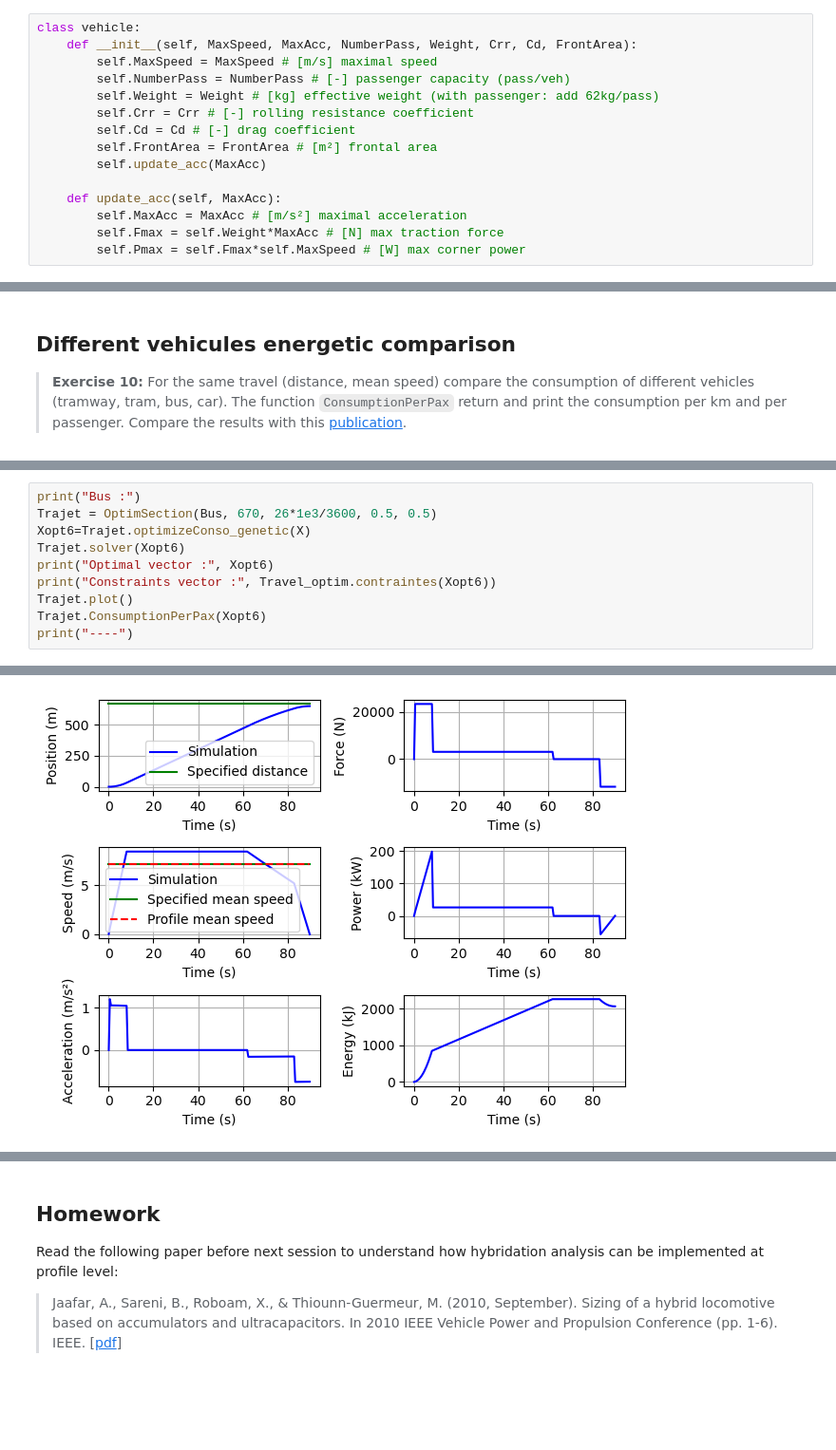
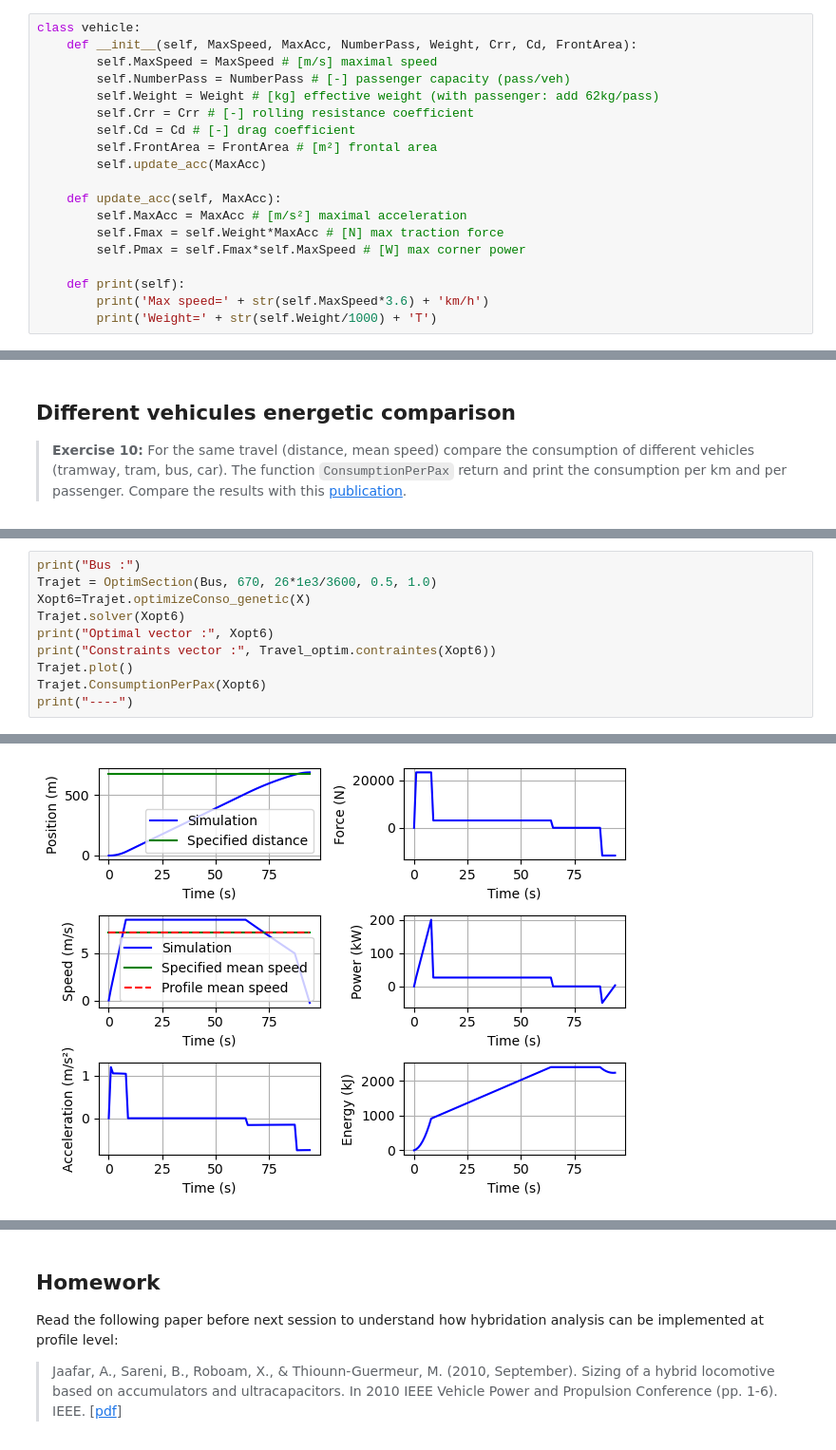
Before and after one commit to SizingLab/sizing_course, a Jupyter notebook: laboratories/Lab-watt_project/01b_CaseStudy_Specification.ipynb, the cells around one changed output, grey strips where cells are left out. Shown: that part at 95% size. Saved outputs shown, nothing was run; the diff lists cells and outputs as text; blank space fills up the shorter version.

```diff
--- a/laboratories/Lab-watt_project/01b_CaseStudy_Specification.ipynb
+++ b/laboratories/Lab-watt_project/01b_CaseStudy_Specification.ipynb
@@ -36,6 +36,10 @@ class vehicle:
         self.MaxAcc = MaxAcc # [m/s²] maximal acceleration
         self.Fmax = self.Weight*MaxAcc # [N] max traction force
         self.Pmax = self.Fmax*self.MaxSpeed # [W] max corner power
+
+    def print(self):
+        print('Max speed=' + str(self.MaxSpeed*3.6) + 'km/h')
+        print('Weight=' + str(self.Weight/1000) + 'T')
 # %% [markdown]
 Here you will find some useful vehicle characteristics for the rest of the study.
 
@@ -631,7 +639,7 @@ Consumption per passenger: 32.51 kJ/(Pax.km)
 [figure]
 # %%
 print("Bus :")
-Trajet = OptimSection(Bus, 670, 26*1e3/3600, 0.5, 0.5)
+Trajet = OptimSection(Bus, 670, 26*1e3/3600, 0.5, 1.0)
 Xopt6=Trajet.optimizeConso_genetic(X)
 Trajet.solver(Xopt6)
 print("Optimal vector :", Xopt6)
@@ -659,4 +667,4 @@ Consumption per passenger: 32.52 kJ/(Pax.km)
 ----
-[figure, old version]
+[figure, new version]
 # %%
 print("Car :")
```
Also changed, not shown: parts of 10 cells of this notebook, 2 other files.
